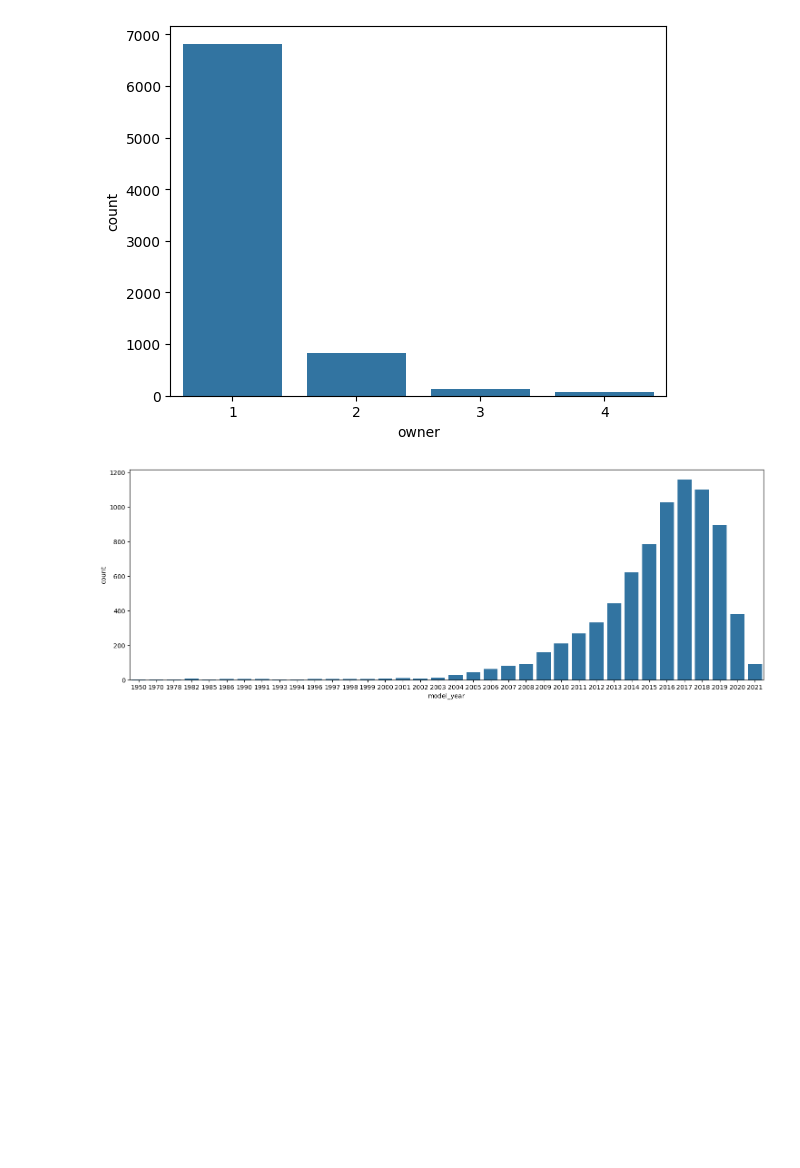
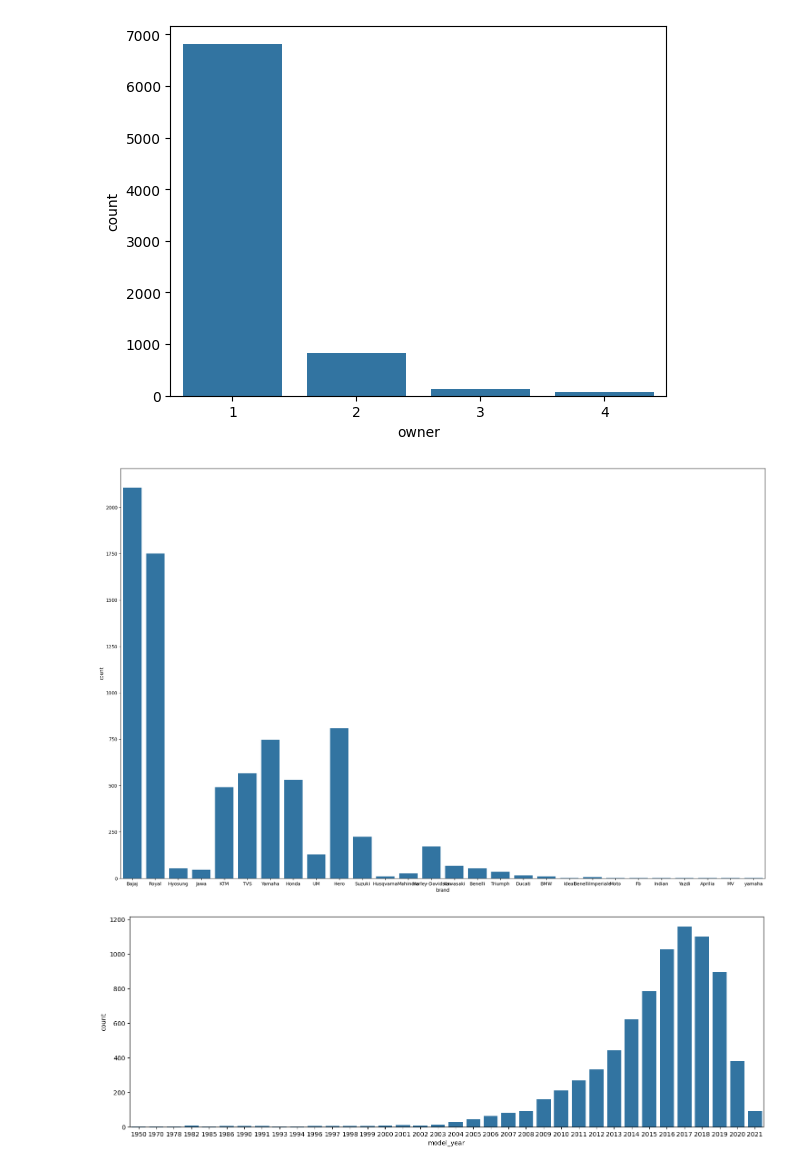
Before and after one commit to sushantkas/Pr-2-used-bikes, a Jupyter notebook: EDA.ipynb, the cells around one changed output. Cells and saved outputs as stored; diff of their text form; code cells hidden in the pictures; blank space fills up the shorter version.

```diff
--- a/EDA.ipynb
+++ b/EDA.ipynb
@@ -202,6 +364,11 @@ dtype: int64
 sns.countplot(x="owner", data=bikes);
 # %% [output]
 [figure]
+# %%
+fig, ax = plt.subplots(figsize=(25, 16))
+sns.countplot(x="brand", data=bikes, ax=ax);
+# %% [output]
+[figure, added]
 # %%
 fig, ax = plt.subplots(figsize=(18, 6))
 sns.countplot(x="model_year", data=bikes, ax=ax);
```
Also changed, not shown: parts of 20 cells of this notebook.
